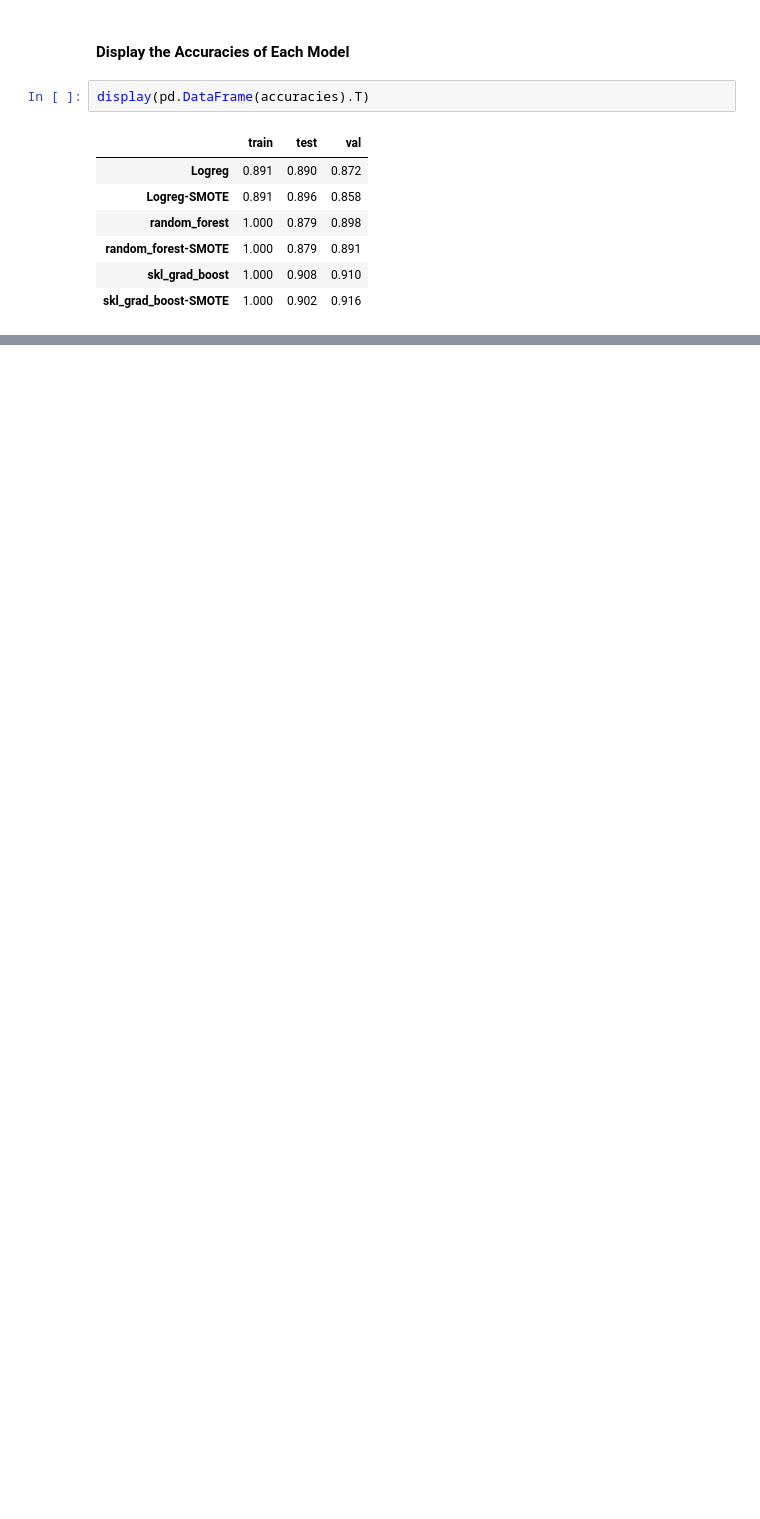
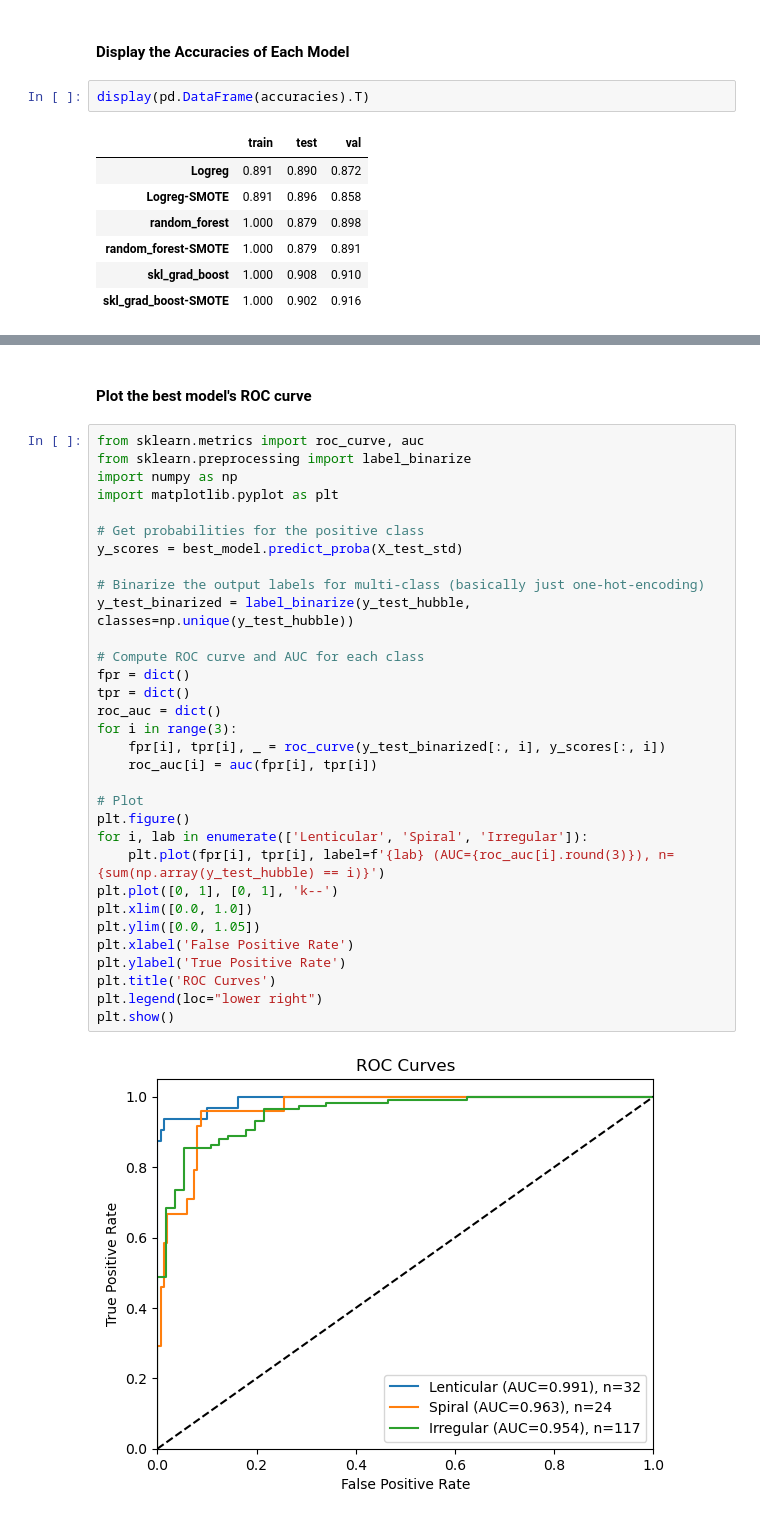
Before and after one commit to Adam-Boesky/Classifying_Galaxies, a Jupyter notebook: modeling/final-models.ipynb, the cells around one changed output, grey strips where cells are left out. Drawn from its saved outputs; the diff is of its cells as text; blank space fills up the shorter version.

```diff
--- a/modeling/final-models.ipynb
+++ b/modeling/final-models.ipynb
@@ -332,0 +375,36 @@ display(pd.DataFrame(accuracies).T)
+# %% [markdown]
+#### Plot the best model's ROC curve
+# %%
+from sklearn.metrics import roc_curve, auc
+from sklearn.preprocessing import label_binarize
+import numpy as np
+import matplotlib.pyplot as plt
+
+# Get probabilities for the positive class
+y_scores = best_model.predict_proba(X_test_std)
+
+# Binarize the output labels for multi-class (basically just one-hot-encoding)
+y_test_binarized = label_binarize(y_test_hubble, classes=np.unique(y_test_hubble))
+
+# Compute ROC curve and AUC for each class
+fpr = dict()
+tpr = dict()
+roc_auc = dict()
+for i in range(3):
+    fpr[i], tpr[i], _ = roc_curve(y_test_binarized[:, i], y_scores[:, i])
+    roc_auc[i] = auc(fpr[i], tpr[i])
+
+# Plot
+plt.figure()
+for i, lab in enumerate(['Lenticular', 'Spiral', 'Irregular']):
+    plt.plot(fpr[i], tpr[i], label=f'{lab} (AUC={roc_auc[i].round(3)}), n={sum(np.array(y_test_hubble) == i)}')
+plt.plot([0, 1], [0, 1], 'k--')
+plt.xlim([0.0, 1.0])
+plt.ylim([0.0, 1.05])
+plt.xlabel('False Positive Rate')
+plt.ylabel('True Positive Rate')
+plt.title('ROC Curves')
+plt.legend(loc="lower right")
+plt.show()
+# %% [output]
+[figure, added]
```
Also changed, not shown: parts of 8 cells of this notebook.
